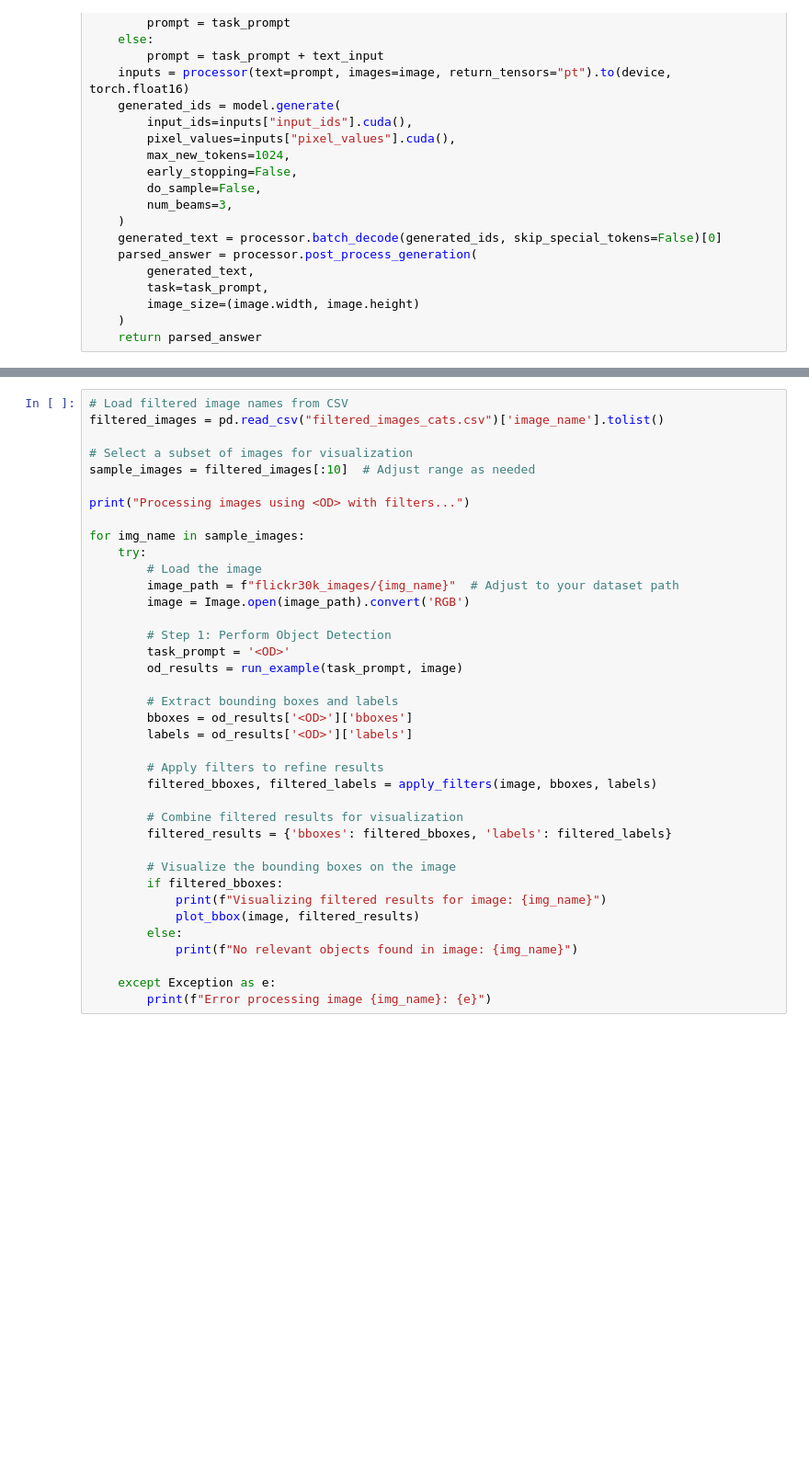
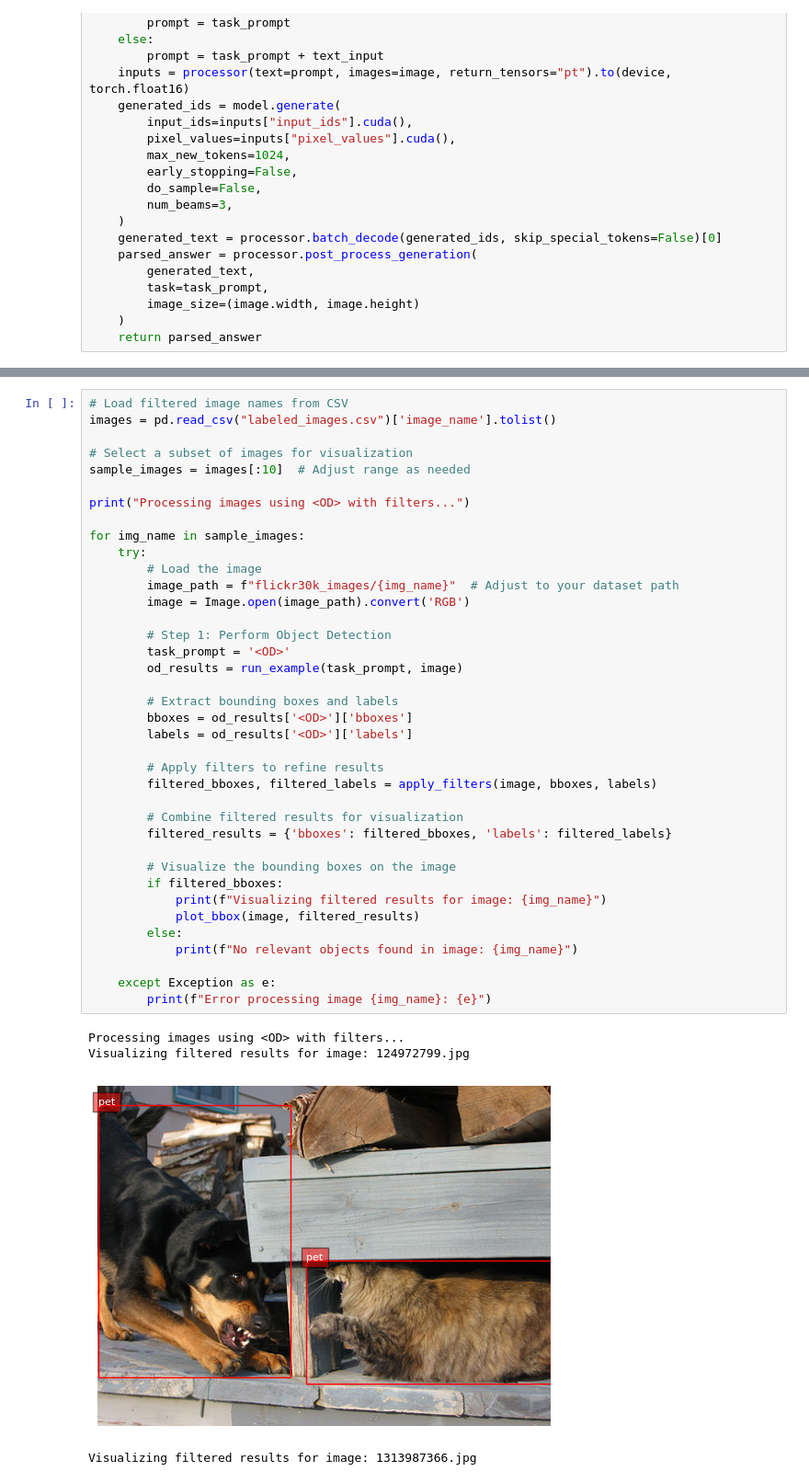
Before and after one commit to aiigoradam/CV_Project, a Jupyter notebook: flickr_inference.ipynb, the cells around one changed output, grey strips where cells are left out. Shown at 92% size. Drawn from its saved outputs; the diff is of its cells as text; blank space fills up the shorter version.

Commit message:
Revise CSV creation and image labeling

```diff
--- a/flickr_inference.ipynb
+++ b/flickr_inference.ipynb
@@ -200,38 +202,43 @@ print(f"Relevant images identified for persons excluding large groups: {len(pers
 # %%
 # Load filtered image names from CSV
-filtered_images = pd.read_csv("filtered_images_cats.csv")['image_name'].tolist()
+images = pd.read_csv("labeled_images.csv")['image_name'].tolist()
 
 # Select a subset of images for visualization
-sample_images = filtered_images[:10]  # Adjust range as needed
+sample_images = images[:10]  # Adjust range as needed
 
 print("Processing images using <OD> with filters...")
 
 for img_name in sample_images:
     try:
         # Load the image
         image_path = f"flickr30k_images/{img_name}"  # Adjust to your dataset path
         image = Image.open(image_path).convert('RGB')
 
         # Step 1: Perform Object Detection
         task_prompt = '<OD>'
         od_results = run_example(task_prompt, image)
 
         # Extract bounding boxes and labels
         bboxes = od_results['<OD>']['bboxes']
         labels = od_results['<OD>']['labels']
 
         # Apply filters to refine results
         filtered_bboxes, filtered_labels = apply_filters(image, bboxes, labels)
 
         # Combine filtered results for visualization
         filtered_results = {'bboxes': filtered_bboxes, 'labels': filtered_labels}
 
         # Visualize the bounding boxes on the image
         if filtered_bboxes:
             print(f"Visualizing filtered results for image: {img_name}")
             plot_bbox(image, filtered_results)
         else:
             print(f"No relevant objects found in image: {img_name}")
 
     except Exception as e:
         print(f"Error processing image {img_name}: {e}")
+# %% [output]
+Processing images using <OD> with filters...
+Visualizing filtered results for image: 124972799.jpg
+[figure, added]
+Visualizing filtered results for image: 1313987366.jpg
```
Also changed, not shown: parts of 9 cells of this notebook, 4 other files.
